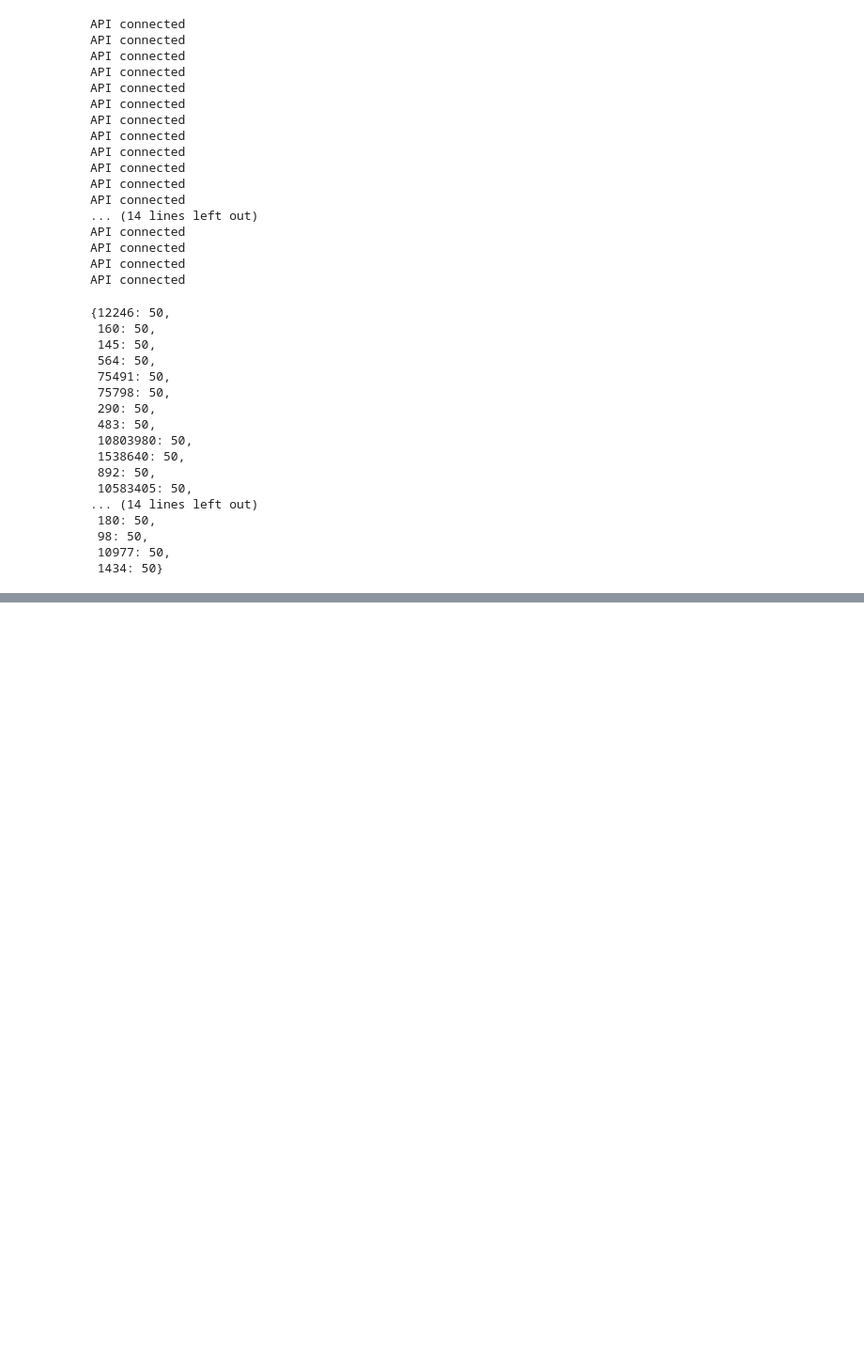
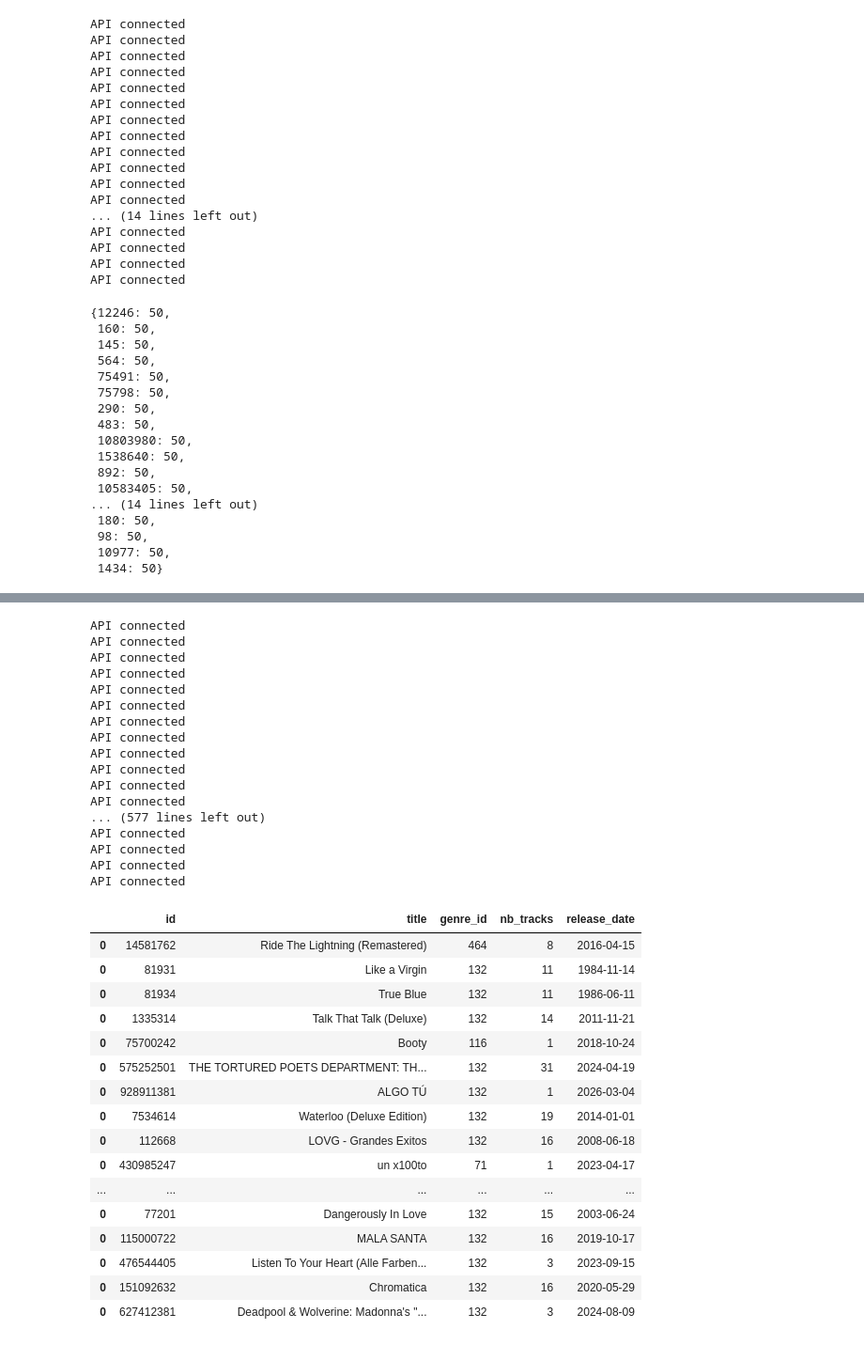
Before and after one commit to Adalab/proyecto-da-promo-67-modulo2-team-1, a Jupyter notebook: Extraccion_datos_apis.ipynb, the cells around one changed output, grey strips where cells are left out. Shown at 94% size. Cells and saved outputs as stored; diff of their text form; code cells hidden in the pictures; blank space fills up the shorter version.

Commit message:
completada funcion para extraer canciones y añadida funcion para extraer albumes

```diff
--- a/Extraccion_datos_apis.ipynb
+++ b/Extraccion_datos_apis.ipynb
@@ -122,5 +145,5 @@ def extraer_canciones(artist_id):
 # %%
-df_canciones = extraer_canciones(artist_id)  ## IDEA SERIA QUE CADA
+df_canciones ,  mi_lista = extraer_canciones(artist_id)  ## IDEA SERIA QUE CADA
 df_canciones.to_csv("listado_de_canciones.csv", index=False)
 # %% [output]
 API connected
@@ -190,0 +228,54 @@ diccionario_artistas
+# %%
+def extraer_album():
+    album_ids_unicos = set()
+
+    for cancion in mi_lista:
+        album_ids_unicos.add(cancion["album_id"])
+
+    lista_albumes = []
+    for album_id in album_ids_unicos:
+        endpoint = f"https://api.deezer.com/album/{album_id}"
+        df_albumes = extraccion_deezer(endpoint)
+        df_seleccion = df_albumes[["id", "title", "genre_id", "nb_tracks", "release_date"]]
+        lista_albumes.append(df_seleccion)
+
+    df_final = pd.concat(lista_albumes)
+    return df_final
+# %%
+df_albumes = extraer_album()
+df_albumes
+# %% [output]
+API connected
+API connected
+API connected
+API connected
+API connected
+API connected
+API connected
+API connected
+API connected
+API connected
+API connected
+API connected
+... (577 lines left out)
+API connected
+API connected
+API connected
+API connected
+|  | id | title | genre_id | nb_tracks | release_date |
+| 0 | 14581762 | Ride The Lightning (Remastered) | 464 | 8 | 2016-04-15 |
+| 0 | 81931 | Like a Virgin | 132 | 11 | 1984-11-14 |
+| 0 | 81934 | True Blue | 132 | 11 | 1986-06-11 |
+| 0 | 1335314 | Talk That Talk (Deluxe) | 132 | 14 | 2011-11-21 |
+| 0 | 75700242 | Booty | 116 | 1 | 2018-10-24 |
+| 0 | 575252501 | THE TORTURED POETS DEPARTMENT: TH... | 132 | 31 | 2024-04-19 |
+| 0 | 928911381 | ALGO TÚ | 132 | 1 | 2026-03-04 |
+| 0 | 7534614 | Waterloo (Deluxe Edition) | 132 | 19 | 2014-01-01 |
+| 0 | 112668 | LOVG - Grandes Exitos | 132 | 16 | 2008-06-18 |
+| 0 | 430985247 | un x100to | 71 | 1 | 2023-04-17 |
+| ... | ... | ... | ... | ... | ... |
+| 0 | 77201 | Dangerously In Love | 132 | 15 | 2003-06-24 |
+| 0 | 115000722 | MALA SANTA | 132 | 16 | 2019-10-17 |
+| 0 | 476544405 | Listen To Your Heart (Alle Farben... | 132 | 3 | 2023-09-15 |
+| 0 | 151092632 | Chromatica | 132 | 16 | 2020-05-29 |
+| 0 | 627412381 | Deadpool & Wolverine: Madonna's "... | 132 | 3 | 2024-08-09 |
```
Also changed, not shown: parts of 8 cells of this notebook, 2 other files.
